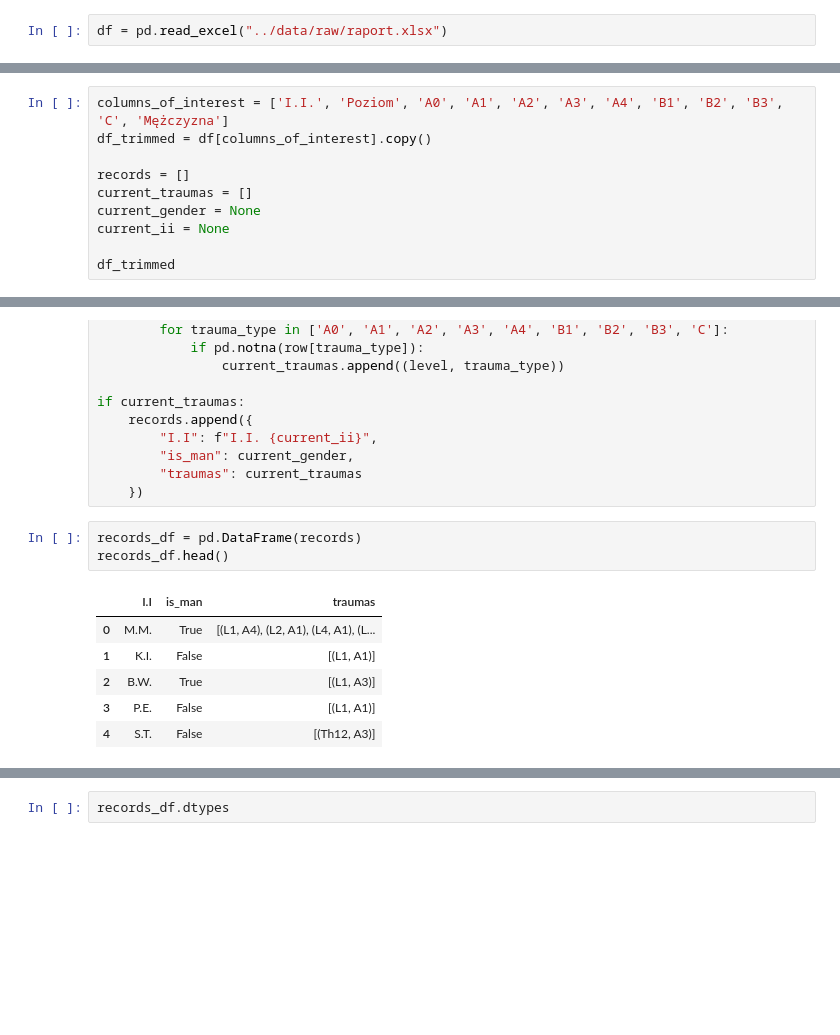
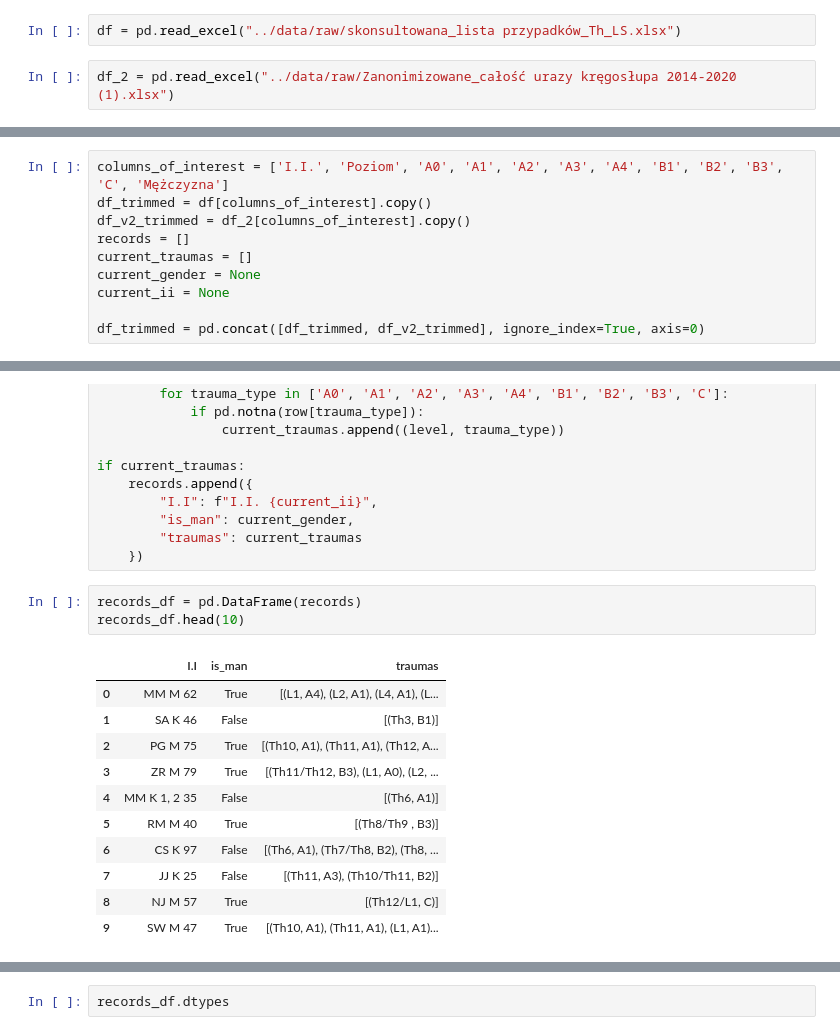
Before and after one commit to Matthev00/vertabrae_cls, a Jupyter notebook: notebooks/raport_eda.ipynb, the cells around one changed output, grey strips where cells are left out. Saved outputs shown, nothing was run; the diff lists cells and outputs as text; blank space fills up the shorter version.

```diff
--- a/notebooks/raport_eda.ipynb
+++ b/notebooks/raport_eda.ipynb
@@ -1,7 +1,9 @@
 # %%
 import pandas as pd
 # %%
-df = pd.read_excel("../data/raw/raport.xlsx")
+df = pd.read_excel("../data/raw/skonsultowana_lista przypadków_Th_LS.xlsx")
+# %%
+df_2 = pd.read_excel("../data/raw/Zanonimizowane_całość urazy kręgosłupa 2014-2020 (1).xlsx")
 # %%
 df.head()
 # %% [output]
@@ -30,10 +28,10 @@ Index(['I.I.', 'Lp.', 'PESEL', 'w PACS', 'Mężczyzna', 'Unnamed: 5',
 # %%
 columns_of_interest = ['I.I.', 'Poziom', 'A0', 'A1', 'A2', 'A3', 'A4', 'B1', 'B2', 'B3', 'C', 'Mężczyzna']
 df_trimmed = df[columns_of_interest].copy()
-
+df_v2_trimmed = df_2[columns_of_interest].copy()
 records = []
 current_traumas = []
 current_gender = None
 current_ii = None
 
-df_trimmed
+df_trimmed = pd.concat([df_trimmed, df_v2_trimmed], ignore_index=True, axis=0)
@@ -78,11 +71,16 @@ if current_traumas:
     })
 # %%
 records_df = pd.DataFrame(records)
-records_df.head()
+records_df.head(10)
 # %% [output]
 |  | I.I | is_man | traumas |
-| 0 | M.M. | True | [(L1, A4), (L2, A1), (L4, A1), (L... |
-| 1 | K.I. | False | [(L1, A1)] |
-| 2 | B.W. | True | [(L1, A3)] |
-| 3 | P.E. | False | [(L1, A1)] |
-| 4 | S.T. | False | [(Th12, A3)] |
+| 0 | MM M 62 | True | [(L1, A4), (L2, A1), (L4, A1), (L... |
+| 1 | SA K 46 | False | [(Th3, B1)] |
+| 2 | PG M 75 | True | [(Th10, A1), (Th11, A1), (Th12, A... |
+| 3 | ZR M 79 | True | [(Th11/Th12, B3), (L1, A0), (L2, ... |
+| 4 | MM K 1, 2 35 | False | [(Th6, A1)] |
+| 5 | RM M 40 | True | [(Th8/Th9 , B3)] |
+| 6 | CS K 97 | False | [(Th6, A1), (Th7/Th8, B2), (Th8, ... |
+| 7 | JJ K 25 | False | [(Th11, A3), (Th10/Th11, B2)] |
+| 8 | NJ M 57 | True | [(Th12/L1, C)] |
+| 9 | SW M 47 | True | [(Th10, A1), (Th11, A1), (L1, A1)... |
```
Also changed, not shown: parts of 10 cells of this notebook, 2 other files.
